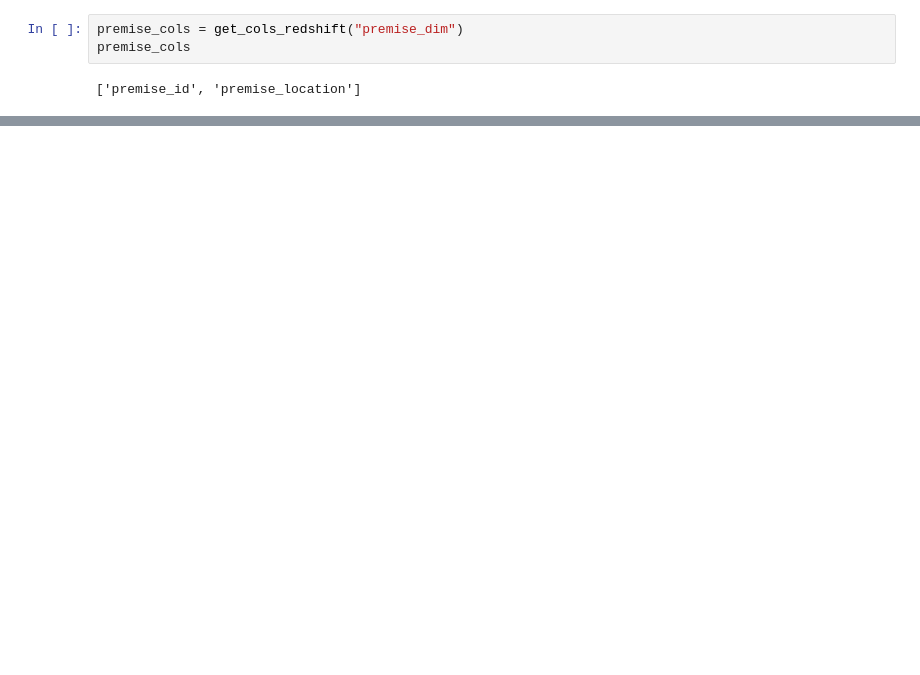
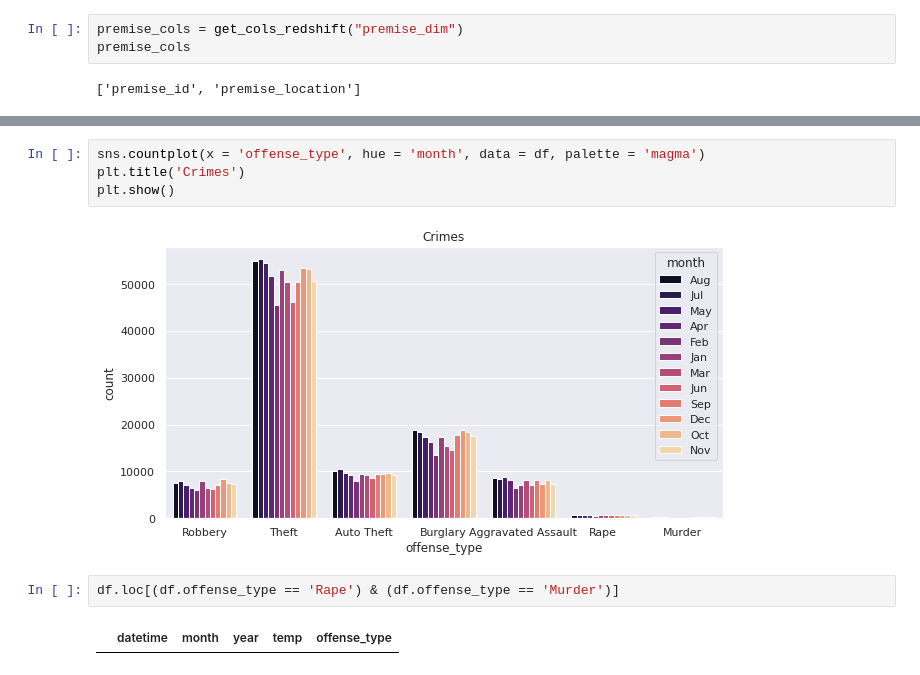
Before and after one commit to franksalas/dend-capstone, a Jupyter notebook: explore_data.ipynb, the cells around one changed output, grey strips where cells are left out. Drawn from its saved outputs; the diff is of its cells as text; blank space fills up the shorter version.

```diff
--- a/explore_data.ipynb
+++ b/explore_data.ipynb
@@ -134,0 +211,10 @@ LIMIT 10;
+# %%
+sns.countplot(x = 'offense_type', hue = 'month', data = df, palette = 'magma')
+plt.title('Crimes')
+plt.show()
+# %% [output]
+[figure, added]
+# %%
+df.loc[(df.offense_type == 'Rape') & (df.offense_type == 'Murder')]
+# %% [output]
+|  | datetime | month | year | temp | offense_type |
```
Also changed, not shown: parts of 28 cells of this notebook, 1 other file.
